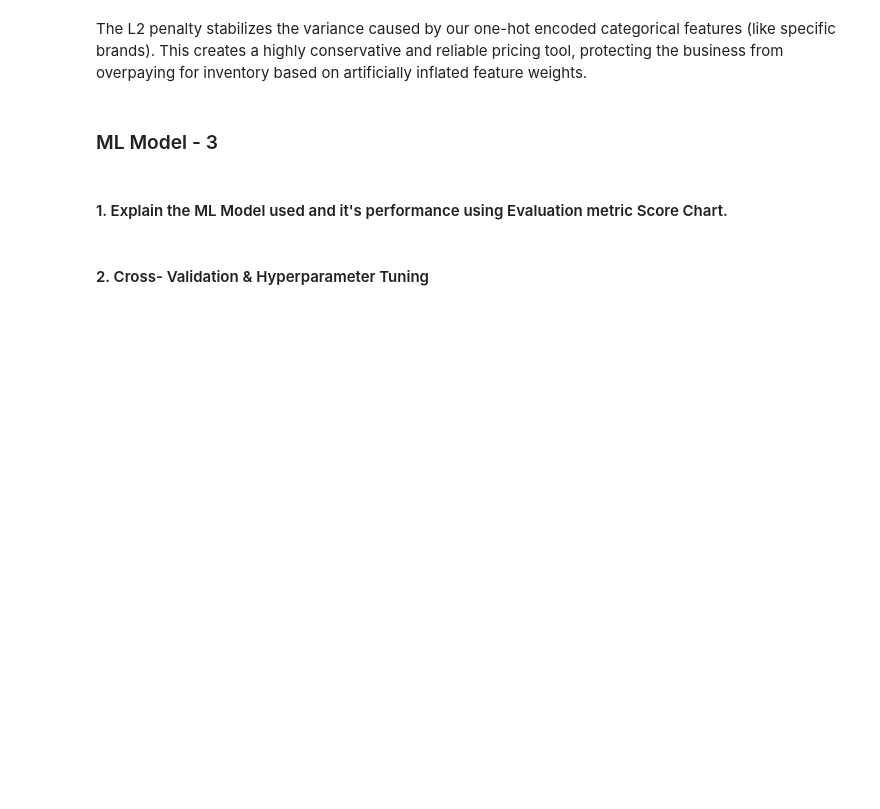
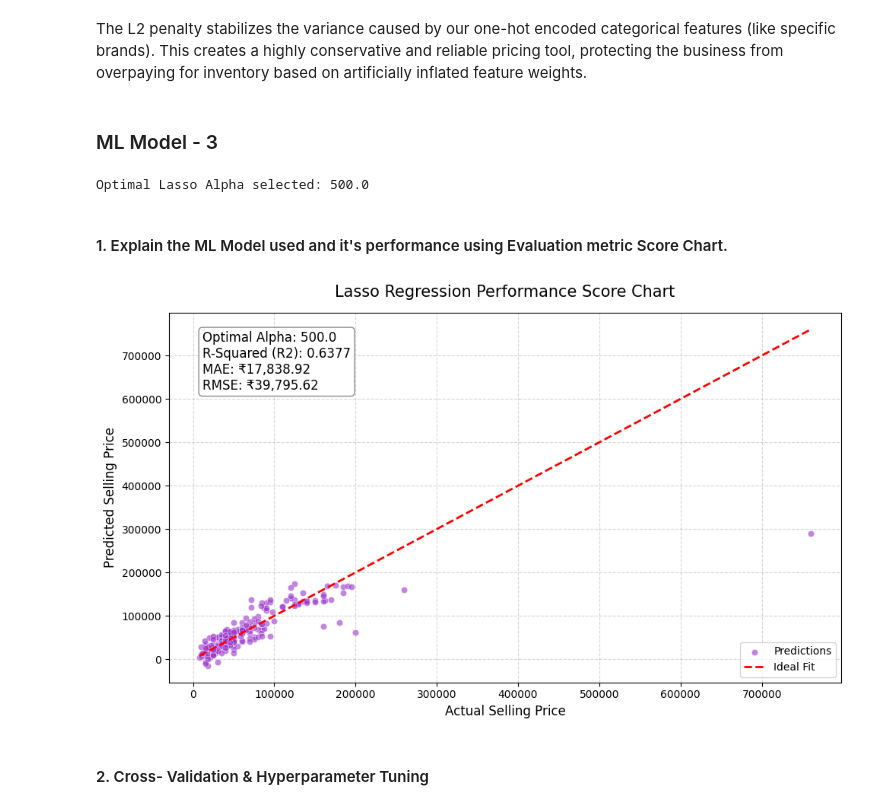
Before and after one commit to VishalChauhan85/Motorcycle-Dataset---ML, a Jupyter notebook: Motorcycle_Dataset_ML.ipynb, the cells around one changed output. Drawn from its saved outputs; the diff is of its cells as text; code cells hidden in the pictures; blank space fills up the shorter version.

```diff
--- a/Motorcycle_Dataset_ML.ipynb
+++ b/Motorcycle_Dataset_ML.ipynb
@@ -1051,2 +1046,21 @@ The L2 penalty stabilizes the variance caused by our one-hot encoded categorical
+# %%
+# ML Model - 3 Implementation
+lasso_params = {'alpha': [0.1, 1.0, 10.0, 50.0, 100.0, 500.0]}
+lasso_cv = GridSearchCV(Lasso(max_iter=10000), lasso_params, cv=5, scoring='r2')
+
+# Fit the Algorithm
+lasso_cv.fit(X_train, y_train)
+
+# Predict on the model
+best_lasso = lasso_cv.best_estimator_
+y_pred_lasso = best_lasso.predict(X_test)
+
+r2_lasso = r2_score(y_test, y_pred_lasso)
+mae_lasso = mean_absolute_error(y_test, y_pred_lasso)
+rmse_lasso = np.sqrt(mean_squared_error(y_test, y_pred_lasso))
+
+print(f"Optimal Lasso Alpha selected: {lasso_cv.best_params_['alpha']}")
+# %% [output]
+Optimal Lasso Alpha selected: 500.0
 # %% [markdown]
 #### 1. Explain the ML Model used and it's performance using Evaluation metric Score Chart.
@@ -1055,2 +1067,34 @@ The L2 penalty stabilizes the variance caused by our one-hot encoded categorical
+# %%
+# Visualizing evaluation Metric Score chart
+fig, ax = plt.subplots(figsize=(10, 6))
+
+# Scatter plot of actual vs predicted values
+sns.scatterplot(x=y_test, y=y_pred_lasso, alpha=0.6, color='darkorchid', ax=ax, label='Predictions')
+
+# Ideal prediction reference line (y = x)
+ax.plot([y_test.min(), y_test.max()], [y_test.min(), y_test.max()], 'r--', lw=2, label='Ideal Fit')
+
+# Creating the Score Chart Text Box
+textstr = '\n'.join((
+    f'Optimal Alpha: {lasso_cv.best_params_["alpha"]}',
+    f'R-Squared (R2): {r2_lasso:.4f}',
+    f'MAE: ₹{mae_lasso:,.2f}',
+    f'RMSE: ₹{rmse_lasso:,.2f}'
+))
+props = dict(boxstyle='round', facecolor='white', alpha=0.9, edgecolor='gray')
+
+# Place text box on the chart
+ax.text(0.05, 0.95, textstr, transform=ax.transAxes, fontsize=12,
+        verticalalignment='top', bbox=props)
+
+plt.title('Lasso Regression Performance Score Chart', fontsize=15, pad=15)
+plt.xlabel('Actual Selling Price', fontsize=12)
+plt.ylabel('Predicted Selling Price', fontsize=12)
+plt.legend(loc='lower right')
+plt.grid(True, linestyle='--', alpha=0.5)
+plt.tight_layout()
+plt.show()
+# %% [output]
+[figure, added]
 # %% [markdown]
 #### 2. Cross- Validation & Hyperparameter Tuning
```
Also changed, not shown: parts of 17 cells of this notebook.
